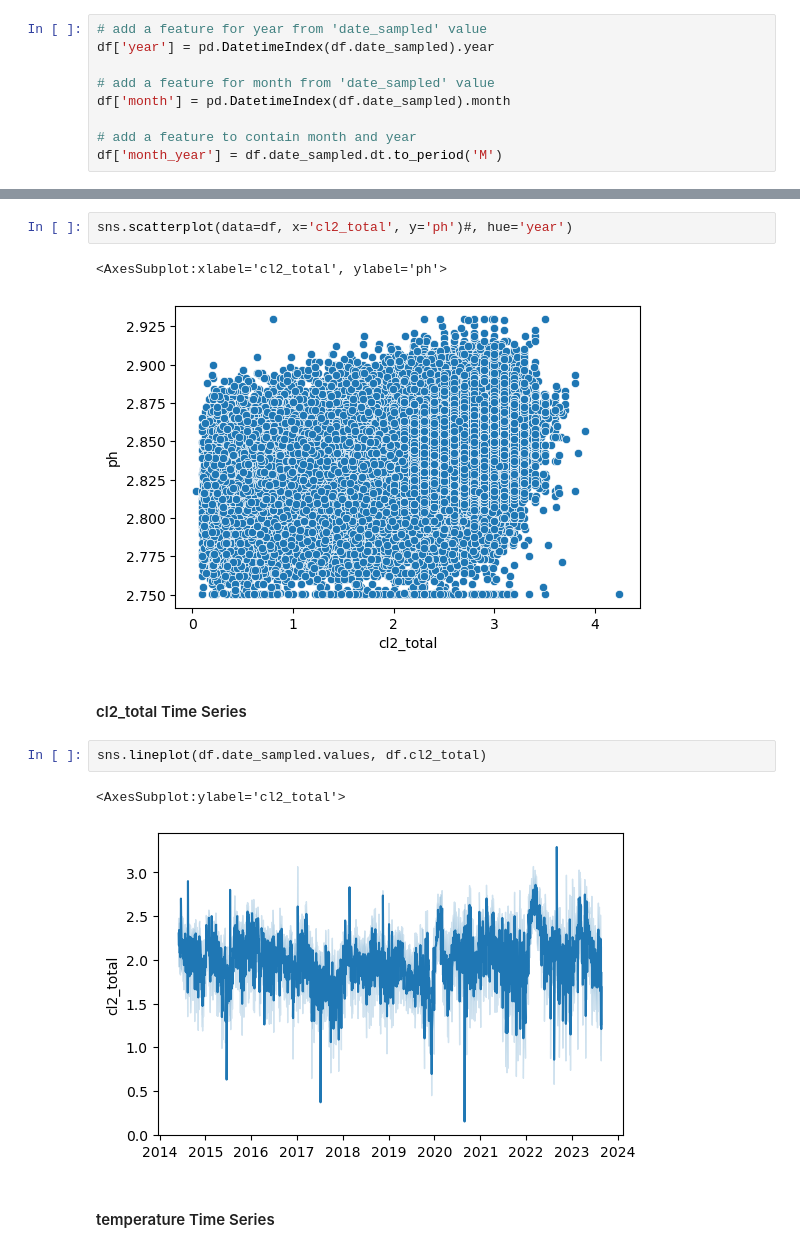
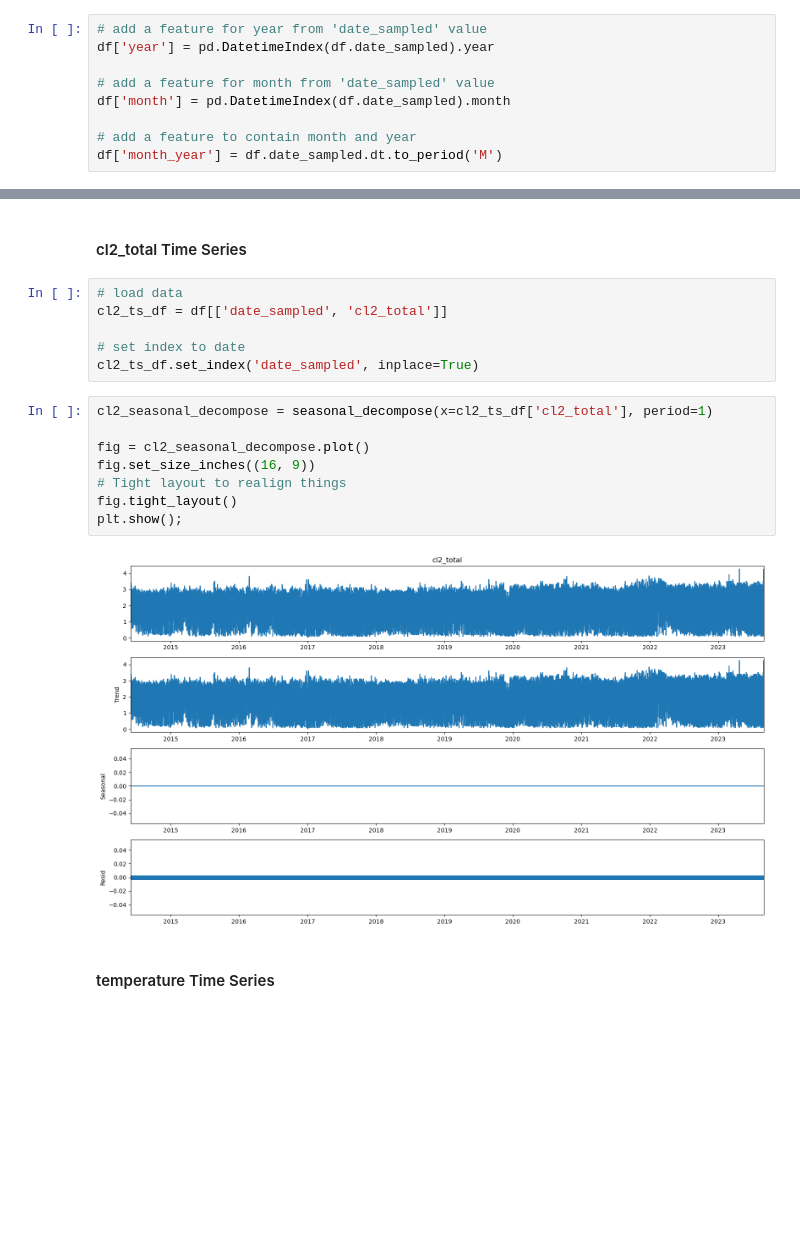
Before and after one commit to Oscar-Gil-Data/Monitoring-of-Indicator-Bacteria-in-Drinking-Water, a Jupyter notebook: Data SD - Monitoring of Indicator Bacteria in Drinking Water.ipynb, the cells around one changed output, grey strips where cells are left out. Saved outputs shown, nothing was run; the diff lists cells and outputs as text; blank space fills up the shorter version.

```diff
--- a/Data SD - Monitoring of Indicator Bacteria in Drinking Water.ipynb
+++ b/Data SD - Monitoring of Indicator Bacteria in Drinking Water.ipynb
@@ -595,14 +596,20 @@ for c1 in (c_list_df.Col1.head(1)):
-# %%
-sns.scatterplot(data=df, x='cl2_total', y='ph')#, hue='year')
-# %% [output]
-<AxesSubplot:xlabel='cl2_total', ylabel='ph'>
-[figure, removed]
 # %% [markdown]
 #### cl2_total Time Series
-# %%
-sns.lineplot(df.date_sampled.values, df.cl2_total)
-# %% [output]
-<AxesSubplot:ylabel='cl2_total'>
-[figure, removed]
+# %%
+# load data
+cl2_ts_df = df[['date_sampled', 'cl2_total']]
+
+# set index to date
+cl2_ts_df.set_index('date_sampled', inplace=True)
+# %%
+cl2_seasonal_decompose = seasonal_decompose(x=cl2_ts_df['cl2_total'], period=1)
+
+fig = cl2_seasonal_decompose.plot()
+fig.set_size_inches((16, 9))
+# Tight layout to realign things
+fig.tight_layout()
+plt.show();
+# %% [output]
+[figure, added]
 # %% [markdown]
 #### temperature Time Series
```
Also changed, not shown: parts of 43 cells of this notebook.
